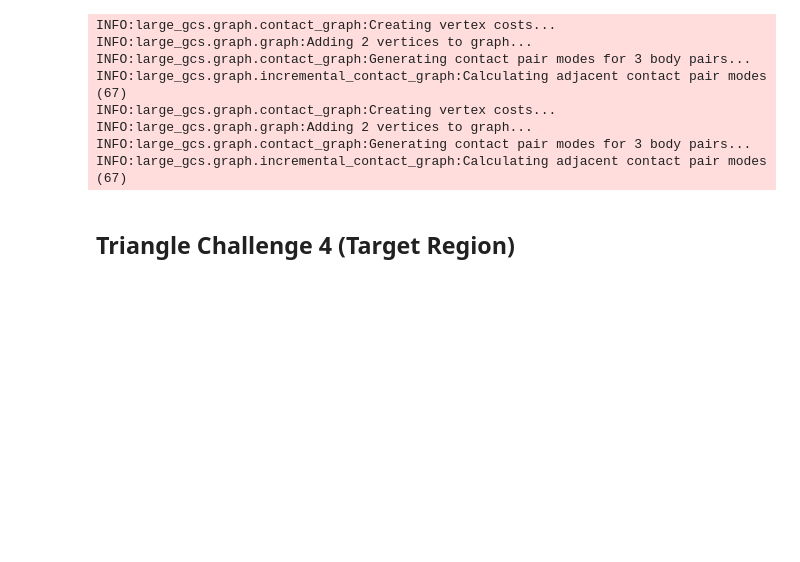
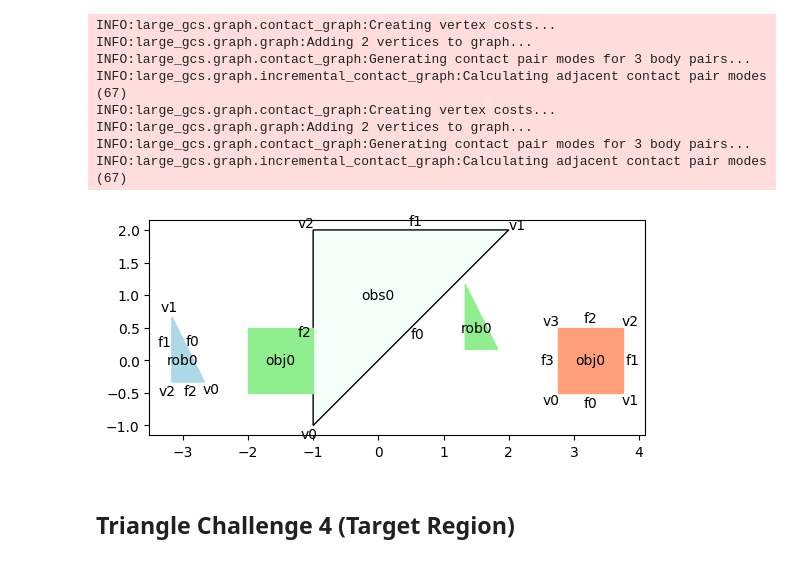
Before and after one commit to shaoyuancc/large_gcs, a Jupyter notebook: scripts/contact_graph_generator.ipynb, the cells around one changed output. Cells and saved outputs as stored; diff of their text form; code cells hidden in the pictures; blank space fills up the shorter version.

```diff
--- a/scripts/contact_graph_generator.ipynb
+++ b/scripts/contact_graph_generator.ipynb
@@ -373,6 +428,10 @@ INFO:large_gcs.graph.contact_graph:Creating vertex costs...
 INFO:large_gcs.graph.graph:Adding 2 vertices to graph...
 INFO:large_gcs.graph.contact_graph:Generating contact pair modes for 3 body pairs...
 INFO:large_gcs.graph.incremental_contact_graph:Calculating adjacent contact pair modes (67)
+# %%
+cg_inc.plot()
+# %% [output]
+[figure, added]
 # %% [markdown]
 ## Triangle Challenge 4 (Target Region)
 # %%
```
Also changed, not shown: parts of 24 cells of this notebook, 10 other files.
